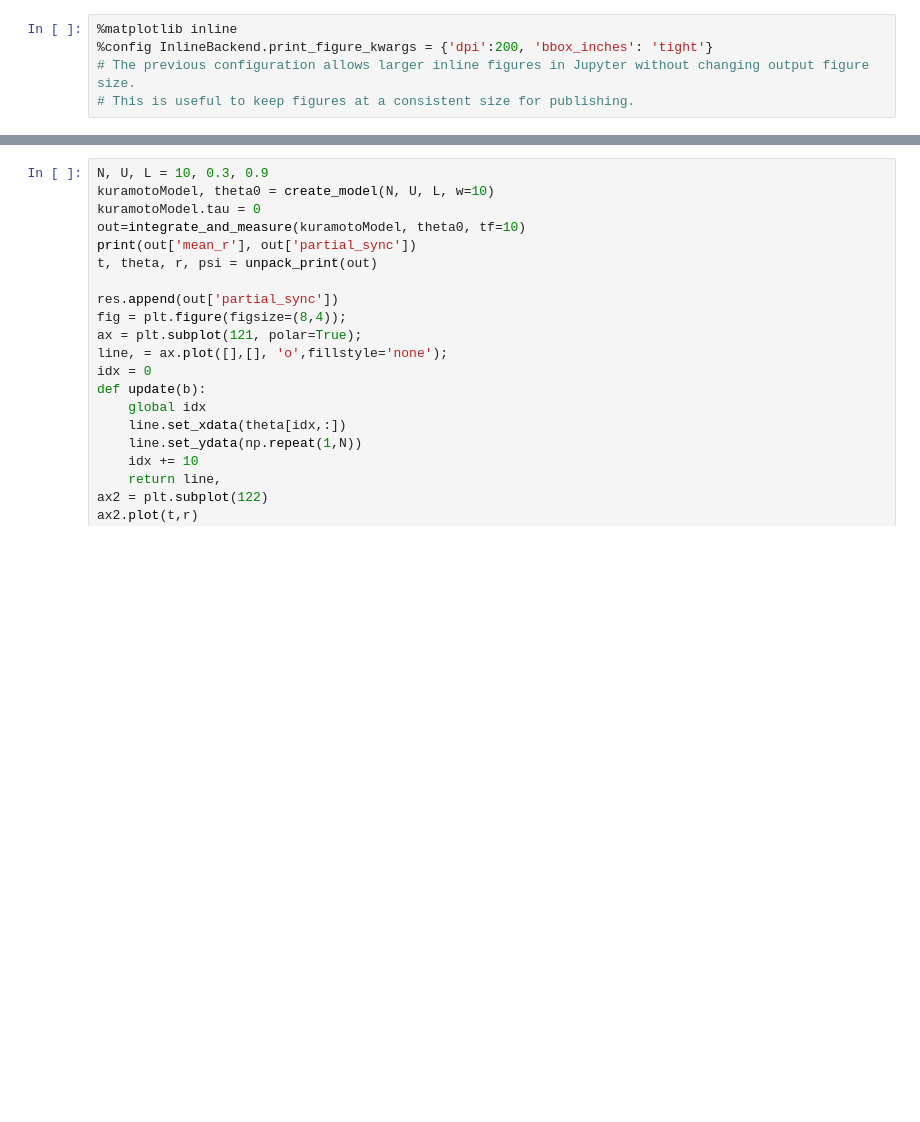
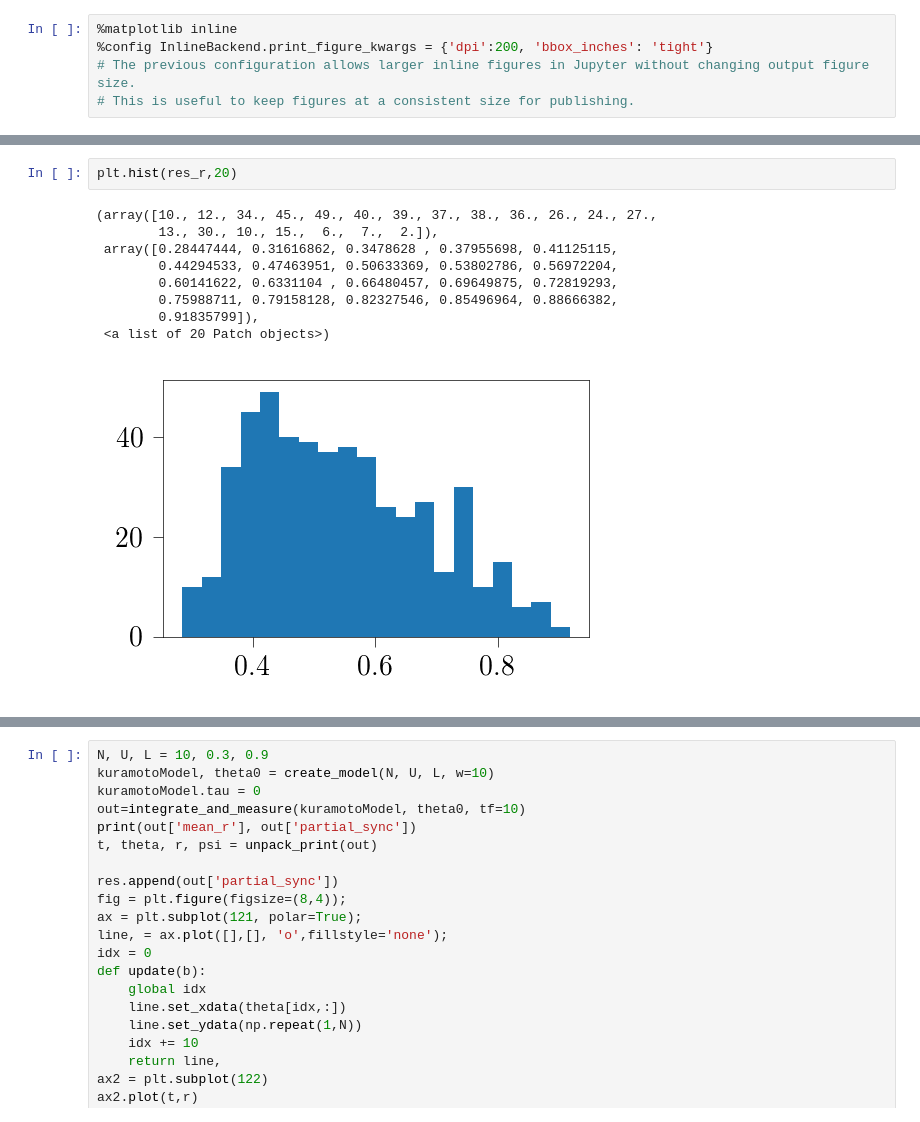
Before and after one commit to YHRen/kuramoto_model_integrate_and_plot, a Jupyter notebook: dev_run_integrate_measure_and_plot-Copy1.ipynb, the cells around one changed output, grey strips where cells are left out. Cells and saved outputs as stored; diff of their text form; blank space fills up the shorter version.

```diff
--- a/dev_run_integrate_measure_and_plot-Copy1.ipynb
+++ b/dev_run_integrate_measure_and_plot-Copy1.ipynb
@@ -83,0 +94,12 @@ plt.hist(res)
+# %%
+plt.hist(res_r,20)
+# %% [output]
+(array([10., 12., 34., 45., 49., 40., 39., 37., 38., 36., 26., 24., 27.,
+        13., 30., 10., 15.,  6.,  7.,  2.]),
+ array([0.28447444, 0.31616862, 0.3478628 , 0.37955698, 0.41125115,
+        0.44294533, 0.47463951, 0.50633369, 0.53802786, 0.56972204,
+        0.60141622, 0.6331104 , 0.66480457, 0.69649875, 0.72819293,
+        0.75988711, 0.79158128, 0.82327546, 0.85496964, 0.88666382,
+        0.91835799]),
+ <a list of 20 Patch objects>)
+[figure, added]
```
Also changed, not shown: parts of 5 cells of this notebook, 2 other files.
